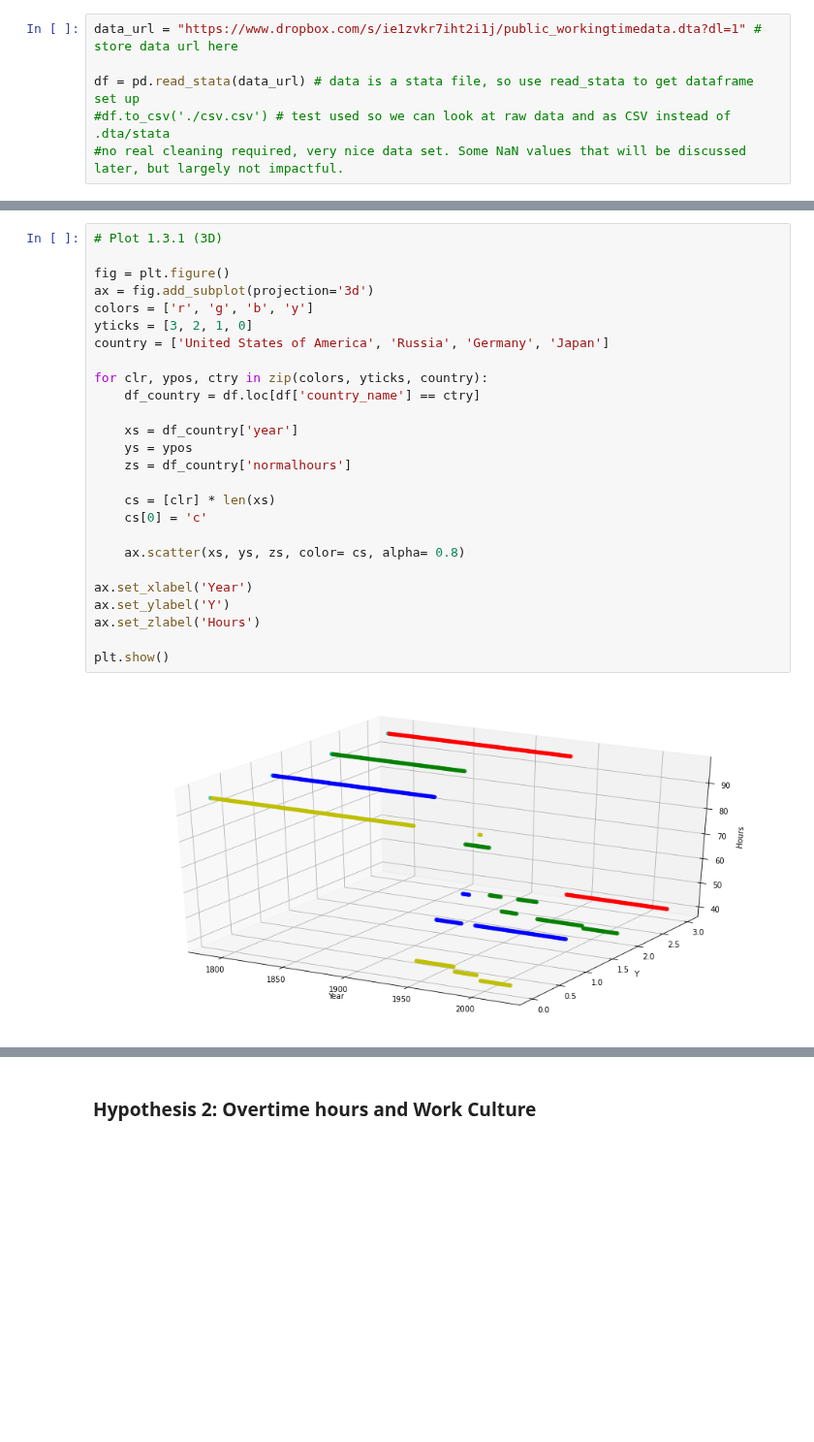
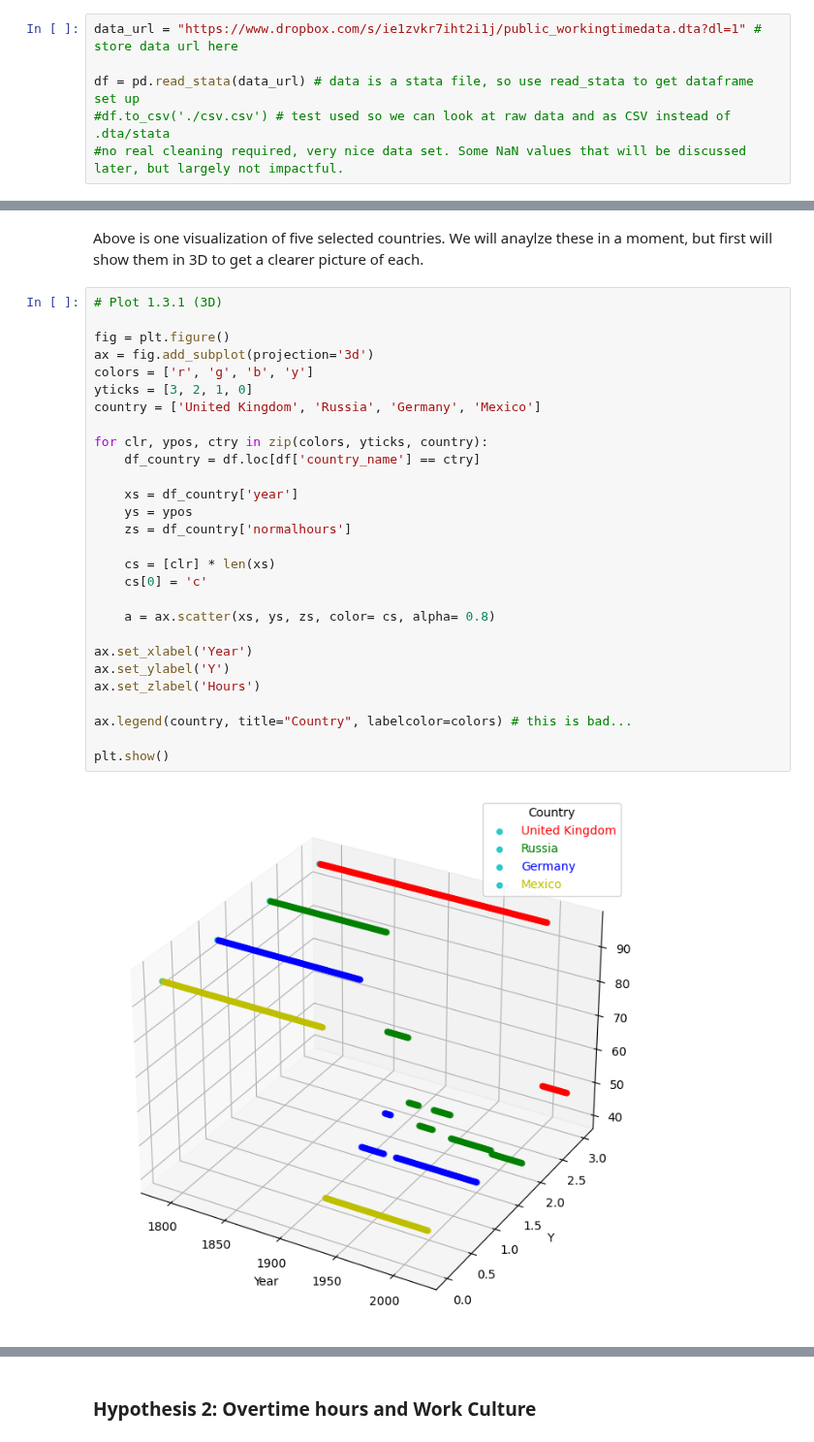
Before and after one commit to trevor-moss/ek121_finalProj, a Jupyter notebook: submission_format.ipynb, the cells around one changed output, grey strips where cells are left out. Shown at 97% size. Cells and saved outputs as stored; diff of their text form; blank space fills up the shorter version.

```diff
--- a/submission_format.ipynb
+++ b/submission_format.ipynb
@@ -89,28 +126,32 @@ plt.show()
+# %% [markdown]
+Above is one visualization of five selected countries. We will anaylze these in a moment, but first will show them in 3D to get a clearer picture of each.
 # %%
 # Plot 1.3.1 (3D)
 
 fig = plt.figure()
 ax = fig.add_subplot(projection='3d')
 colors = ['r', 'g', 'b', 'y']
 yticks = [3, 2, 1, 0]
-country = ['United States of America', 'Russia', 'Germany', 'Japan']
+country = ['United Kingdom', 'Russia', 'Germany', 'Mexico']
 
 for clr, ypos, ctry in zip(colors, yticks, country):
     df_country = df.loc[df['country_name'] == ctry]
 
     xs = df_country['year']
     ys = ypos
     zs = df_country['normalhours']
 
     cs = [clr] * len(xs)
     cs[0] = 'c'
 
-    ax.scatter(xs, ys, zs, color= cs, alpha= 0.8)
+    a = ax.scatter(xs, ys, zs, color= cs, alpha= 0.8)
 
 ax.set_xlabel('Year')
 ax.set_ylabel('Y')
 ax.set_zlabel('Hours')
 
+ax.legend(country, title="Country", labelcolor=colors) # this is bad...
+
 plt.show()
 # %% [output]
-[figure, old version]
+[figure, new version]
```
Also changed, not shown: parts of 9 cells of this notebook.
